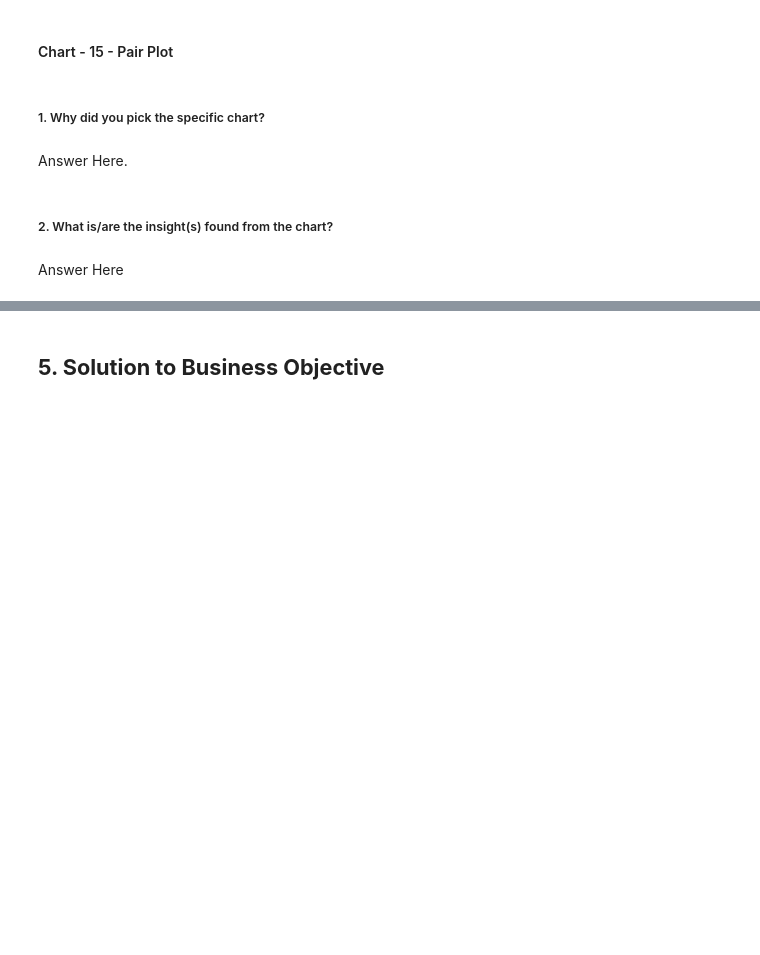
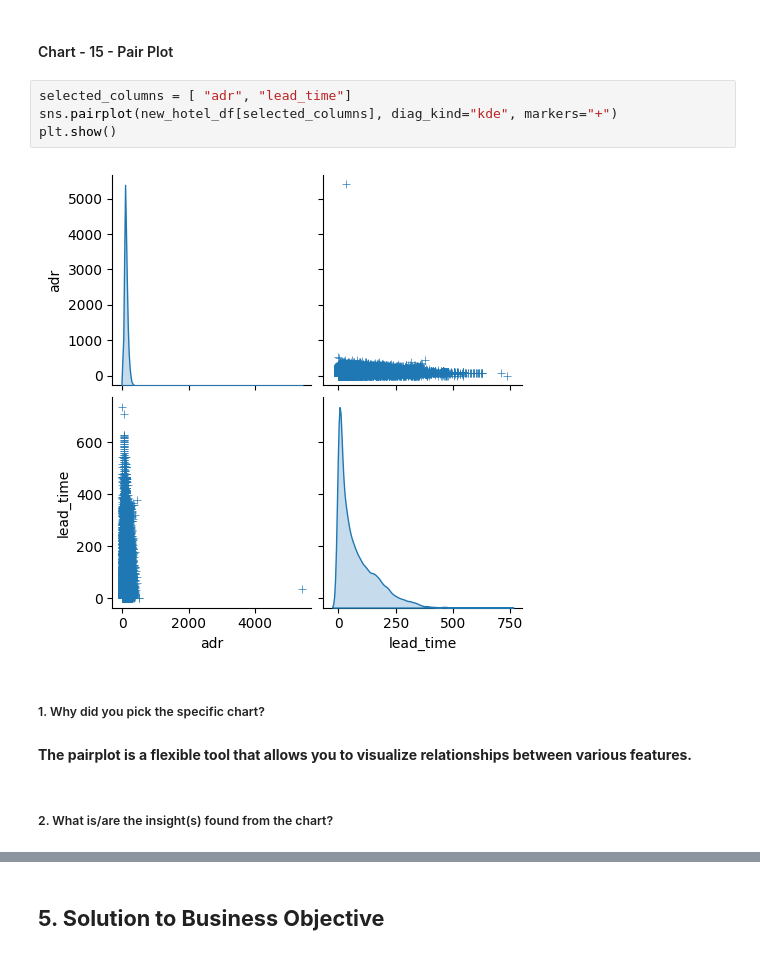
Before and after one commit to meenakshimalik433/Hotel-Booking-Analysis, a Jupyter notebook: Capstone_project_Hotel_Booking_Analysis.ipynb, the cells around one changed output, grey strips where cells are left out. Saved outputs shown, nothing was run; the diff lists cells and outputs as text; blank space fills up the shorter version.

```diff
--- a/Capstone_project_Hotel_Booking_Analysis.ipynb
+++ b/Capstone_project_Hotel_Booking_Analysis.ipynb
@@ -971,10 +1001,14 @@ Answer Here
 # %% [markdown]
 #### Chart - 15 - Pair Plot
+# %%
+selected_columns = [ "adr", "lead_time"]
+sns.pairplot(new_hotel_df[selected_columns], diag_kind="kde", markers="+")
+plt.show()
+# %% [output]
+[figure, added]
 # %% [markdown]
 ##### 1. Why did you pick the specific chart?
-# %% [markdown]
-Answer Here.
+# %% [markdown]
+**The pairplot is a flexible tool that allows you to visualize relationships between various features.**
 # %% [markdown]
 ##### 2. What is/are the insight(s) found from the chart?
-# %% [markdown]
-Answer Here
```
Also changed, not shown: parts of 14 cells of this notebook.
